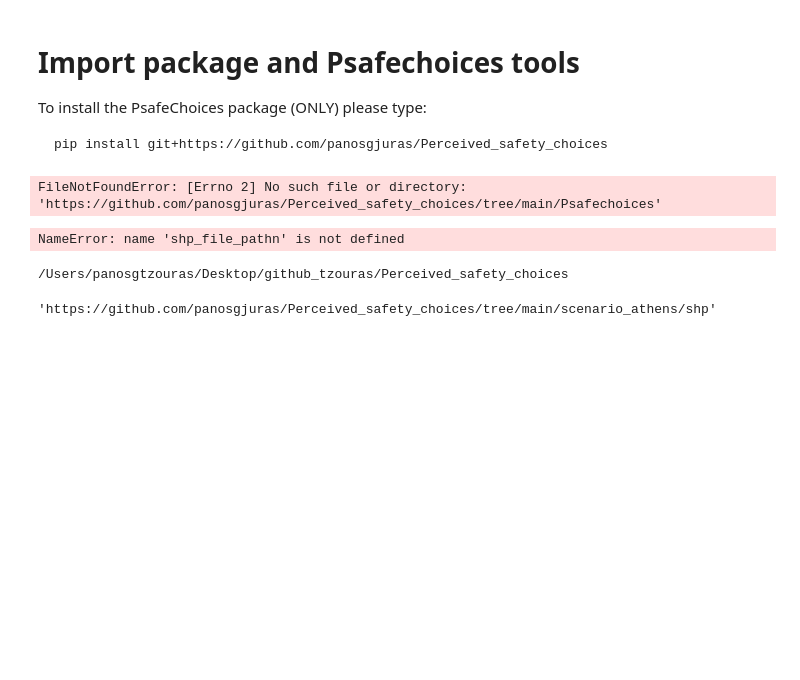
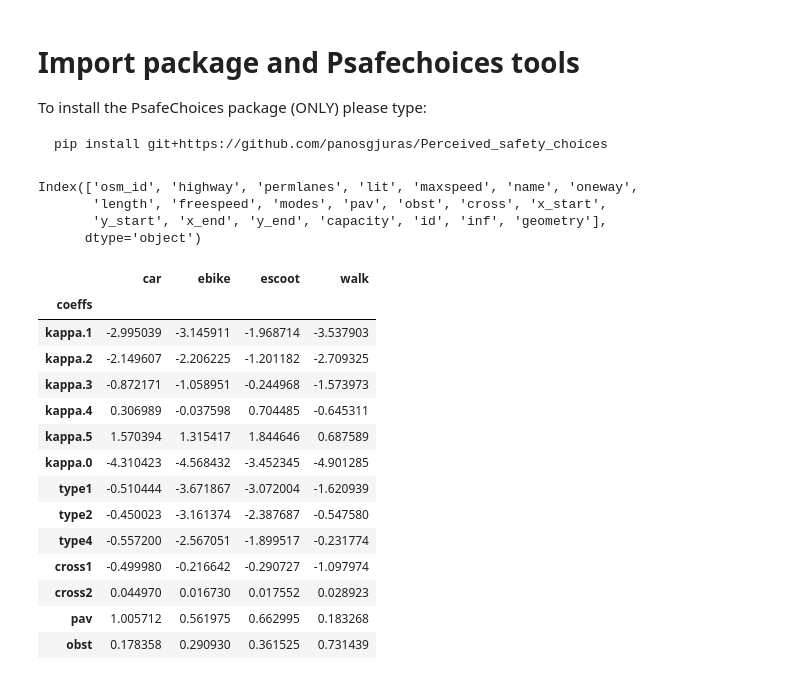
Before and after one commit to panosgjuras/Perceived_safety_choices, a Jupyter notebook: scenario_Athens.ipynb, the cells around one changed output. Drawn from its saved outputs; the diff is of its cells as text; code cells hidden in the pictures; blank space fills up the shorter version.

Commit message:
create of notebook, update names

````diff
--- a/scenario_Athens.ipynb
+++ b/scenario_Athens.ipynb
@@ -6,26 +6,42 @@ pip install git+https://github.com/panosgjuras/Perceived_safety_choices
 ```
 # %%
 # 1. Import package and Psafechoices tool
-package_url = "https://github.com/panosgjuras/Perceived_safety_choices/tree/main/Psafechoices"
-
 import os
 import pandas as pd
 import geopandas as gpd
 
-os.chdir(package_url)
+root_dir = os.getcwd()
+# os.chdir(os.path.join(root_dir, 'Psafechoices'))
+from
 from calc import inf_match
-# %% [output]
-FileNotFoundError: [Errno 2] No such file or directory: 'https://github.com/panosgjuras/Perceived_safety_choices/tree/main/Psafechoices'
-# %%
-shp_file_pathn
-# %% [output]
-NameError: name 'shp_file_pathn' is not defined
-# %%
-print(root_dir)
-# %% [output]
-/Users/panosgtzouras/Desktop/github_tzouras/Perceived_safety_choices
 # %%
-scenario_athens_url = "https://github.com/panosgjuras/Perceived_safety_choices/tree/main/scenario_athens"
-os.path.join(scenario_athens_url, 'shp')
+scenario_athens_url = "/Users/panosgtzouras/Desktop/github_tzouras/Perceived_safety_choices/scenario_athens/shp"
+links =  gpd.read_file(os.path.join(scenario_athens_url,"baseNetworkAthensLinks_v1.shp"))
+print(links.columns)
 # %% [output]
-'https://github.com/panosgjuras/Perceived_safety_choices/tree/main/scenario_athens/shp'
+Index(['osm_id', 'highway', 'permlanes', 'lit', 'maxspeed', 'name', 'oneway',
+       'length', 'freespeed', 'modes', 'pav', 'obst', 'cross', 'x_start',
+       'y_start', 'x_end', 'y_end', 'capacity', 'id', 'inf', 'geometry'],
+      dtype='object')
+# %%
+from calc import coeffUpd
+models_path = "/Users/panosgtzouras/Desktop/github_tzouras/Perceived_safety_choices/scenario_athens/models_v01"
+cf = pd.read_csv(os.path.join(models_path,'psafe','simple_psafe_models.csv'))
+cf = coeffUpd(cf)
+cf
+# %% [output]
+|  | car | ebike | escoot | walk |
+| coeffs |  |  |  |  |
+| kappa.1 | -2.995039 | -3.145911 | -1.968714 | -3.537903 |
+| kappa.2 | -2.149607 | -2.206225 | -1.201182 | -2.709325 |
+| kappa.3 | -0.872171 | -1.058951 | -0.244968 | -1.573973 |
+| kappa.4 | 0.306989 | -0.037598 | 0.704485 | -0.645311 |
+| kappa.5 | 1.570394 | 1.315417 | 1.844646 | 0.687589 |
+| kappa.0 | -4.310423 | -4.568432 | -3.452345 | -4.901285 |
+| type1 | -0.510444 | -3.671867 | -3.072004 | -1.620939 |
+| type2 | -0.450023 | -3.161374 | -2.387687 | -0.547580 |
+| type4 | -0.557200 | -2.567051 | -1.899517 | -0.231774 |
+| cross1 | -0.499980 | -0.216642 | -0.290727 | -1.097974 |
+| cross2 | 0.044970 | 0.016730 | 0.017552 | 0.028923 |
+| pav | 1.005712 | 0.561975 | 0.662995 | 0.183268 |
+| obst | 0.178358 | 0.290930 | 0.361525 | 0.731439 |
````
Also changed, not shown: parts of 2 cells of this notebook, 19 other files.
